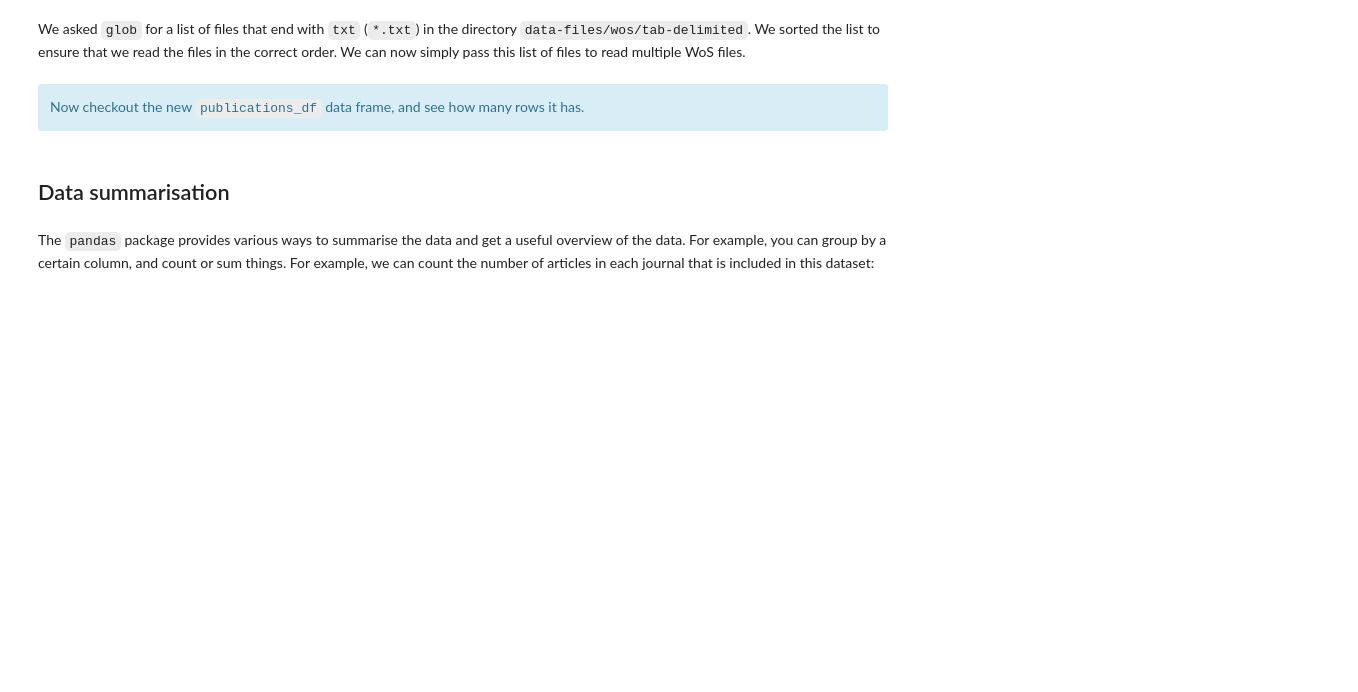
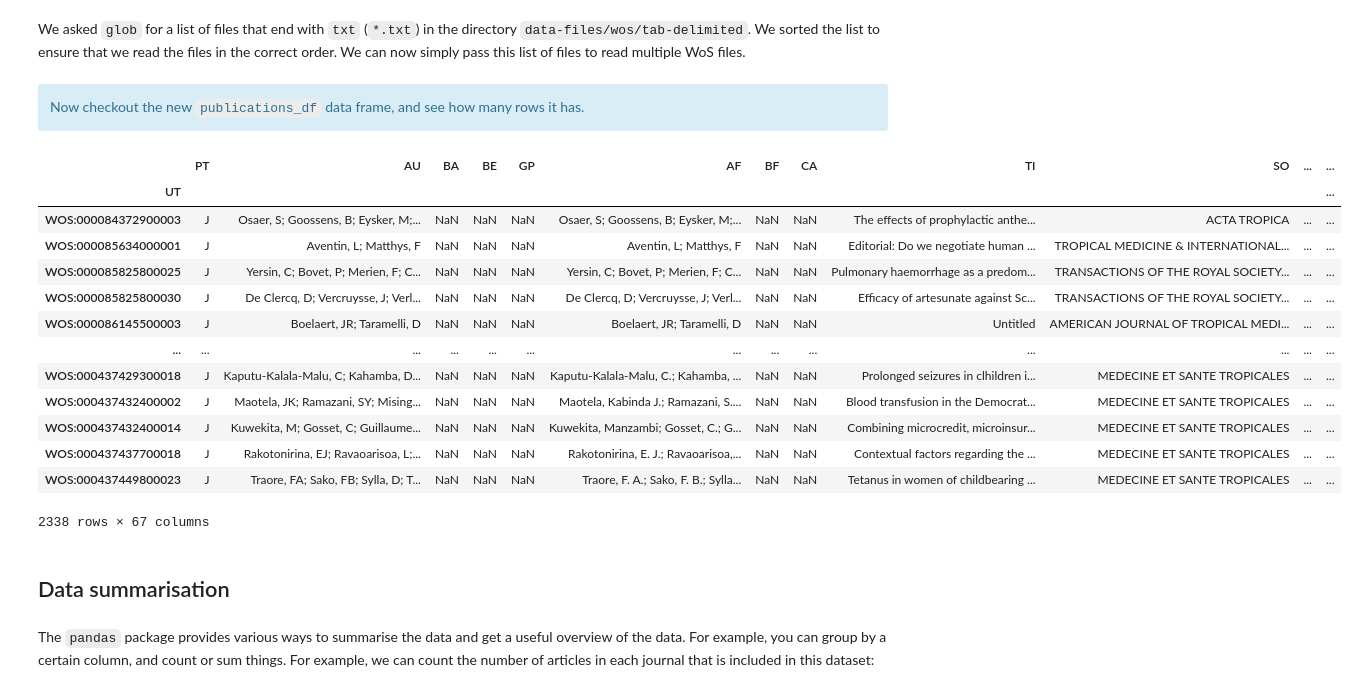
Before and after one commit to CWTSLeiden/CSSS, a Jupyter notebook: 01-basics.ipynb, the cells around one changed output. Saved outputs shown, nothing was run; the diff lists cells and outputs as text; code cells hidden in the pictures; blank space fills up the shorter version.

```diff
--- a/01-basics.ipynb
+++ b/01-basics.ipynb
@@ -122,6 +189,23 @@ publications_df = publications_df.sort_index()
 <div class="alert alert-info">
     Now checkout the new <code>publications_df</code> data frame, and see how many rows it has.
 </div>
+# %%
+publications_df
+# %% [output]
+|  | PT | AU | BA | BE | GP | AF | BF | CA | TI | SO | ... | ... |
+| UT |  |  |  |  |  |  |  |  |  |  |  | ... |
+| WOS:000084372900003 | J | Osaer, S; Goossens, B; Eysker, M;... | NaN | NaN | NaN | Osaer, S; Goossens, B; Eysker, M;... | NaN | NaN | The effects of prophylactic anthe... | ACTA TROPICA | ... | ... |
+| WOS:000085634000001 | J | Aventin, L; Matthys, F | NaN | NaN | NaN | Aventin, L; Matthys, F | NaN | NaN | Editorial: Do we negotiate human ... | TROPICAL MEDICINE & INTERNATIONAL... | ... | ... |
+| WOS:000085825800025 | J | Yersin, C; Bovet, P; Merien, F; C... | NaN | NaN | NaN | Yersin, C; Bovet, P; Merien, F; C... | NaN | NaN | Pulmonary haemorrhage as a predom... | TRANSACTIONS OF THE ROYAL SOCIETY... | ... | ... |
+| WOS:000085825800030 | J | De Clercq, D; Vercruysse, J; Verl... | NaN | NaN | NaN | De Clercq, D; Vercruysse, J; Verl... | NaN | NaN | Efficacy of artesunate against Sc... | TRANSACTIONS OF THE ROYAL SOCIETY... | ... | ... |
+| WOS:000086145500003 | J | Boelaert, JR; Taramelli, D | NaN | NaN | NaN | Boelaert, JR; Taramelli, D | NaN | NaN | Untitled | AMERICAN JOURNAL OF TROPICAL MEDI... | ... | ... |
+| ... | ... | ... | ... | ... | ... | ... | ... | ... | ... | ... | ... | ... |
+| WOS:000437429300018 | J | Kaputu-Kalala-Malu, C; Kahamba, D... | NaN | NaN | NaN | Kaputu-Kalala-Malu, C.; Kahamba, ... | NaN | NaN | Prolonged seizures in clhildren i... | MEDECINE ET SANTE TROPICALES | ... | ... |
+| WOS:000437432400002 | J | Maotela, JK; Ramazani, SY; Mising... | NaN | NaN | NaN | Maotela, Kabinda J.; Ramazani, S.... | NaN | NaN | Blood transfusion in the Democrat... | MEDECINE ET SANTE TROPICALES | ... | ... |
+| WOS:000437432400014 | J | Kuwekita, M; Gosset, C; Guillaume... | NaN | NaN | NaN | Kuwekita, Manzambi; Gosset, C.; G... | NaN | NaN | Combining microcredit, microinsur... | MEDECINE ET SANTE TROPICALES | ... | ... |
+| WOS:000437437700018 | J | Rakotonirina, EJ; Ravaoarisoa, L;... | NaN | NaN | NaN | Rakotonirina, E. J.; Ravaoarisoa,... | NaN | NaN | Contextual factors regarding the ... | MEDECINE ET SANTE TROPICALES | ... | ... |
+| WOS:000437449800023 | J | Traore, FA; Sako, FB; Sylla, D; T... | NaN | NaN | NaN | Traore, F. A.; Sako, F. B.; Sylla... | NaN | NaN | Tetanus in women of childbearing ... | MEDECINE ET SANTE TROPICALES | ... | ... |
+2338 rows × 67 columns
 # %% [markdown]
 ## Data summarisation
 # %% [markdown]
```
Also changed, not shown: parts of 62 cells of this notebook, 2 other files.
